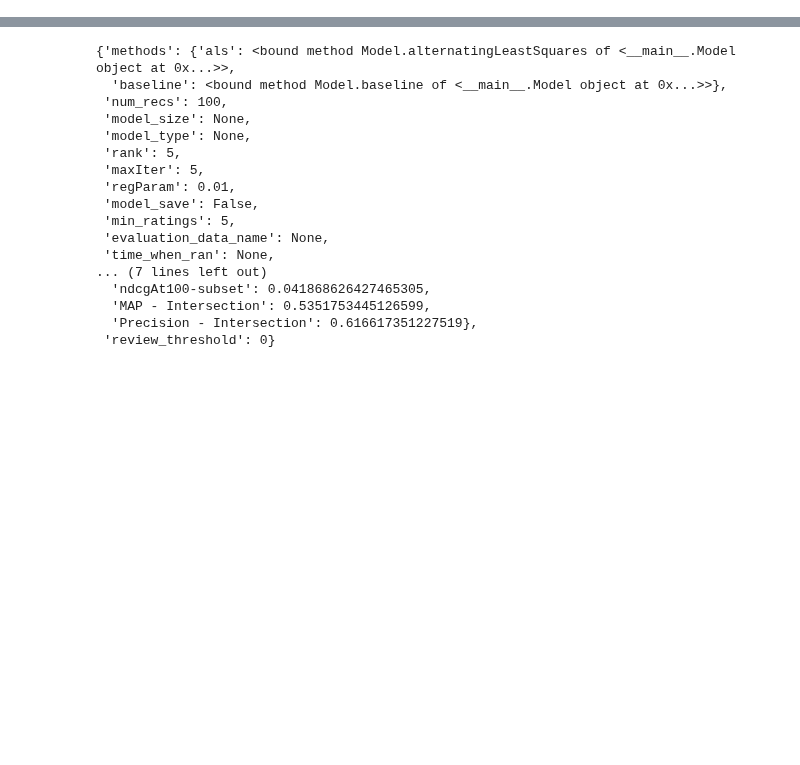
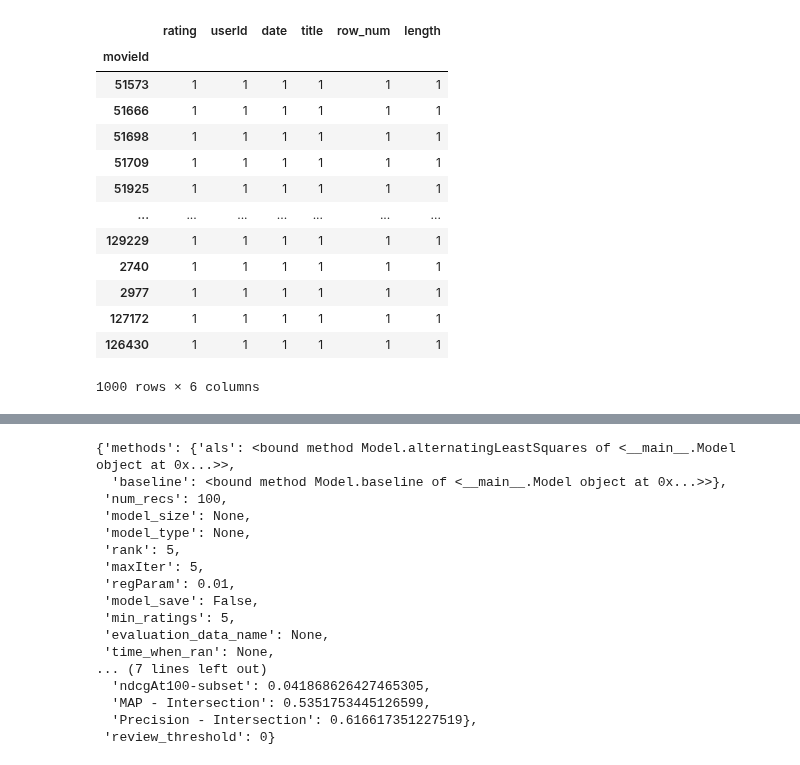
Before and after one commit to jgeorge313/Sem_2, a Jupyter notebook: temp/temp.ipynb, the cells around one changed output, grey strips where cells are left out. Drawn from its saved outputs; the diff is of its cells as text; code cells hidden in the pictures; blank space fills up the shorter version.

```diff
--- a/temp/temp.ipynb
+++ b/temp/temp.ipynb
@@ -577,7 +605,7 @@ class Model():
         else:
             raise Exception("Model and or Model_type not passed through")
 # %%
-folder_path = "./ml-latest-small/"
+folder_path = "../DS_GA_1004/Capstone/ml-latest-small/"
 spark = SparkSession.builder.appName('Spark_Session_Name').getOrCreate()
 # %%
 train, val, test = DataPreprocessor(spark,folder_path).preprocess()
@@ -589,0 +734,19 @@ preds = m.baseline(train,val)
+# %%
+train_pd = train.toPandas()
+# %%
+train_pd.groupby("movieId").count().sort_values(by = 'userId' , ascending='False').iloc[2000:3000]
+# %% [output]
+|  | rating | userId | date | title | row_num | length |
+| movieId |  |  |  |  |  |  |
+| 51573 | 1 | 1 | 1 | 1 | 1 | 1 |
+| 51666 | 1 | 1 | 1 | 1 | 1 | 1 |
+| 51698 | 1 | 1 | 1 | 1 | 1 | 1 |
+| 51709 | 1 | 1 | 1 | 1 | 1 | 1 |
+| 51925 | 1 | 1 | 1 | 1 | 1 | 1 |
+| ... | ... | ... | ... | ... | ... | ... |
+| 129229 | 1 | 1 | 1 | 1 | 1 | 1 |
+| 2740 | 1 | 1 | 1 | 1 | 1 | 1 |
+| 2977 | 1 | 1 | 1 | 1 | 1 | 1 |
+| 127172 | 1 | 1 | 1 | 1 | 1 | 1 |
+| 126430 | 1 | 1 | 1 | 1 | 1 | 1 |
+1000 rows × 6 columns
```
Also changed, not shown: parts of 15 cells of this notebook.
